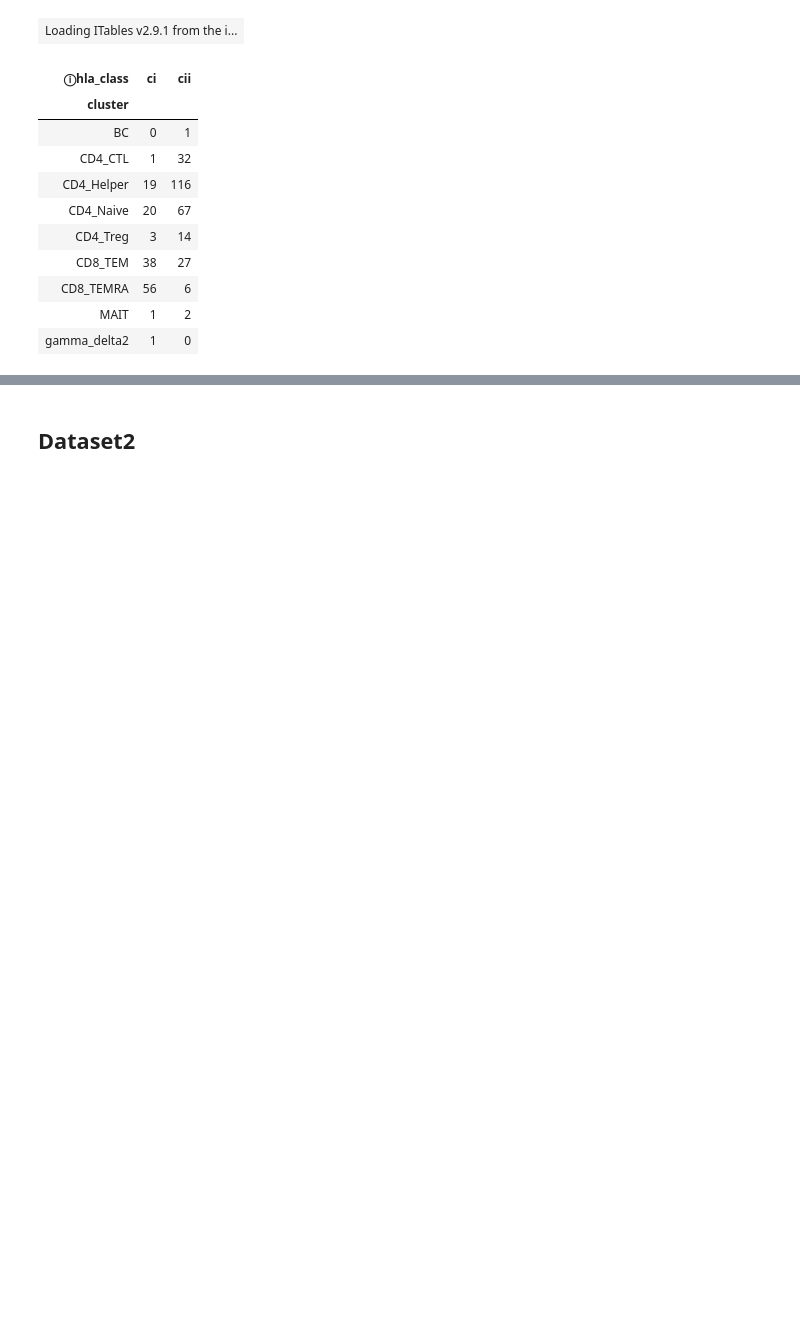
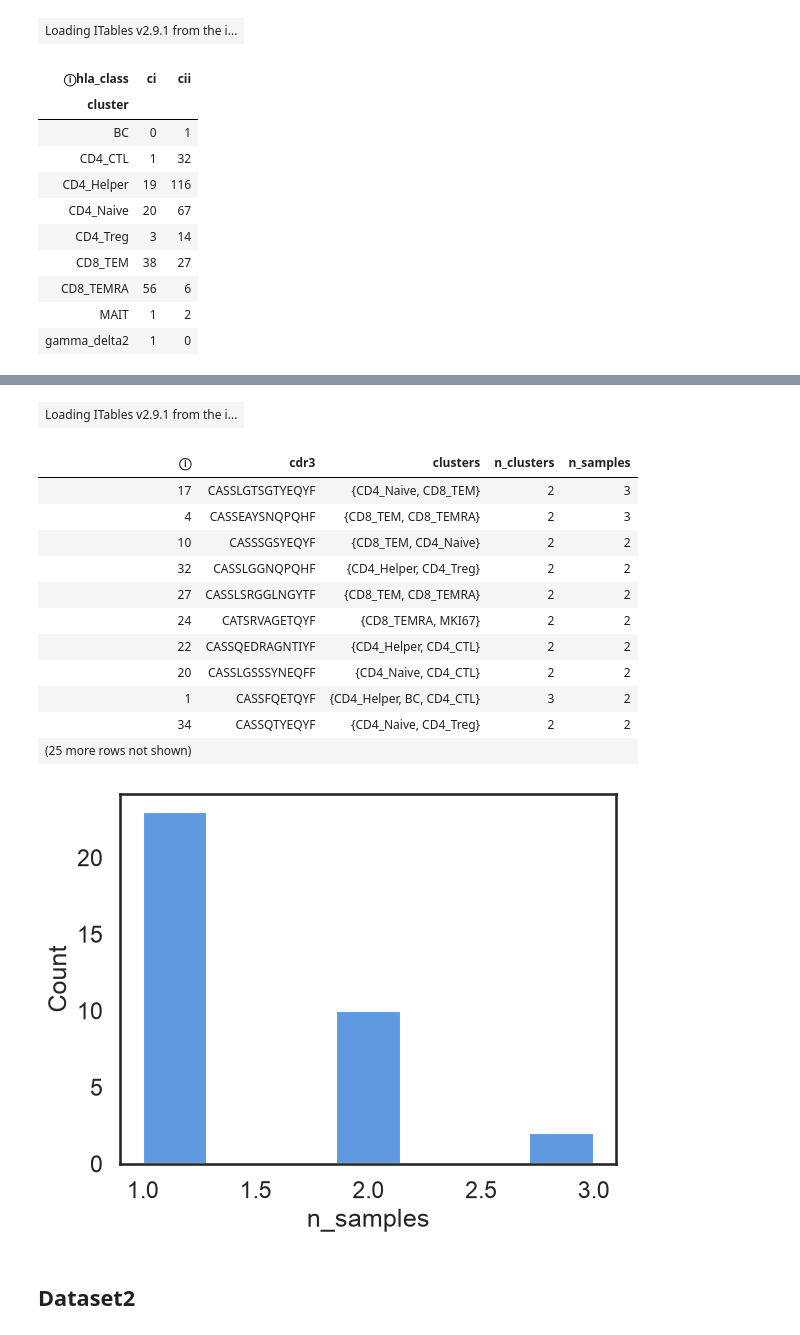
Before and after one commit to dhmay/CMVividly, a Jupyter notebook: notebooks/supercentenarian.ipynb, the cells around one changed output, grey strips where cells are left out. Drawn from its saved outputs; the diff is of its cells as text; code cells hidden in the pictures; blank space fills up the shorter version.

```diff
--- a/notebooks/supercentenarian.ipynb
+++ b/notebooks/supercentenarian.ipynb
@@ -616,3 +778,31 @@ pd.crosstab(pdf_dataset1_clone_intersection.cluster, pdf_dataset1_clone_intersec
+# %%
+# how often does each group of cluster values occur for the same CDR3, across all samples?
+
+# match up each pair of clusters to occurs in each cdr3
+pdf_clustergroup_sample_counts = pdf_dataset1_cell_intersection.groupby("cdr3").agg(
+    clusters=("cluster", lambda x: set(x)),
+    n_clusters=("cluster", "nunique"),
+    n_samples=("sample_id", "nunique"),
+).sort_values("n_clusters", ascending=False).reset_index()
+pdf_clustergroup_sample_counts = pdf_clustergroup_sample_counts[pdf_clustergroup_sample_counts.n_clusters > 1].sort_values(
+    "n_samples", ascending=False)
+sns.histplot(pdf_clustergroup_sample_counts.n_samples)
+pdf_clustergroup_sample_counts
+# %% [output]
+| Loading ITables v2.9.1 from the i... |
+| ⓘ | cdr3 | clusters | n_clusters | n_samples |
+| 17 | CASSLGTSGTYEQYF | {CD4_Naive, CD8_TEM} | 2 | 3 |
+| 4 | CASSEAYSNQPQHF | {CD8_TEM, CD8_TEMRA} | 2 | 3 |
+| 10 | CASSSGSYEQYF | {CD8_TEM, CD4_Naive} | 2 | 2 |
+| 32 | CASSLGGNQPQHF | {CD4_Helper, CD4_Treg} | 2 | 2 |
+| 27 | CASSLSRGGLNGYTF | {CD8_TEM, CD8_TEMRA} | 2 | 2 |
+| 24 | CATSRVAGETQYF | {CD8_TEMRA, MKI67} | 2 | 2 |
+| 22 | CASSQEDRAGNTIYF | {CD4_Helper, CD4_CTL} | 2 | 2 |
+| 20 | CASSLGSSSYNEQFF | {CD4_Naive, CD4_CTL} | 2 | 2 |
+| 1 | CASSFQETQYF | {CD4_Helper, BC, CD4_CTL} | 3 | 2 |
+| 34 | CASSQTYEQYF | {CD4_Naive, CD4_Treg} | 2 | 2 |
+| (25 more rows not shown) |  |  |  |  |
+[figure, added]
 # %% [markdown]
 ## Dataset2
 # %%
```
Also changed, not shown: parts of 14 cells of this notebook.
